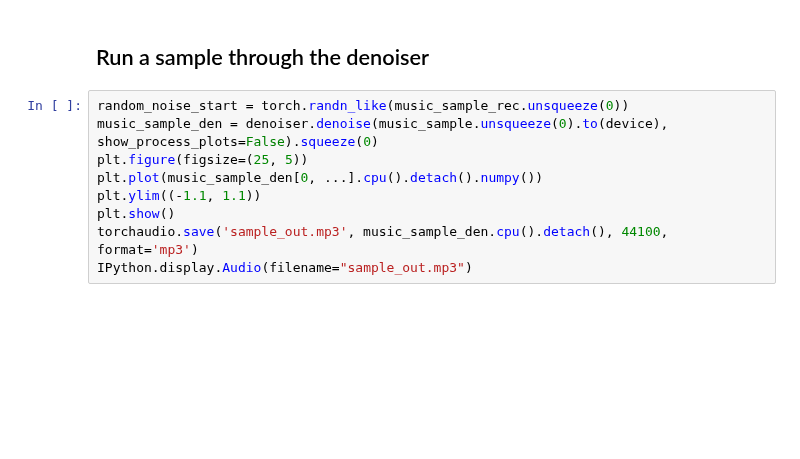
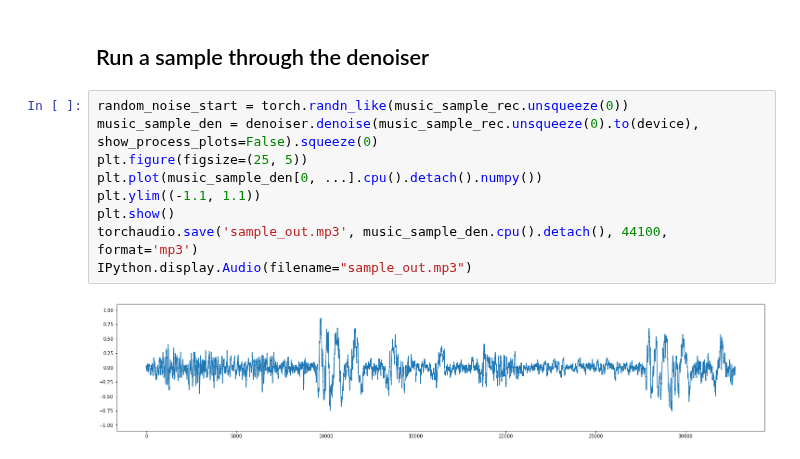
Before and after one commit to VovaTch/Infected_hdiff, a Jupyter notebook: test_lvl1_vqvae.ipynb, the cells around one changed output. Drawn from its saved outputs; the diff is of its cells as text; blank space fills up the shorter version.

```diff
--- a/test_lvl1_vqvae.ipynb
+++ b/test_lvl1_vqvae.ipynb
@@ -164,10 +240,12 @@ denoiser.eval()
 ## Run a sample through the denoiser
 # %%
 random_noise_start = torch.randn_like(music_sample_rec.unsqueeze(0))
-music_sample_den = denoiser.denoise(music_sample.unsqueeze(0).to(device), show_process_plots=False).squeeze(0)
+music_sample_den = denoiser.denoise(music_sample_rec.unsqueeze(0).to(device), show_process_plots=False).squeeze(0)
 plt.figure(figsize=(25, 5))
 plt.plot(music_sample_den[0, ...].cpu().detach().numpy())
 plt.ylim((-1.1, 1.1))
 plt.show()
 torchaudio.save('sample_out.mp3', music_sample_den.cpu().detach(), 44100, format='mp3')
 IPython.display.Audio(filename="sample_out.mp3")
+# %% [output]
+[figure, added]
```
Also changed, not shown: parts of 13 cells of this notebook, 5 other files.
